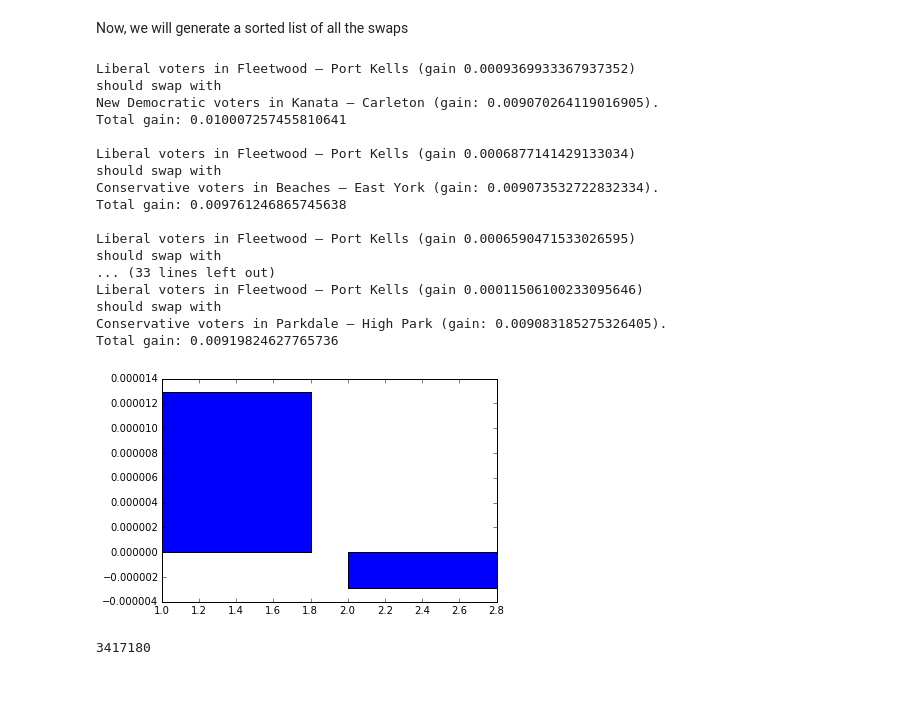
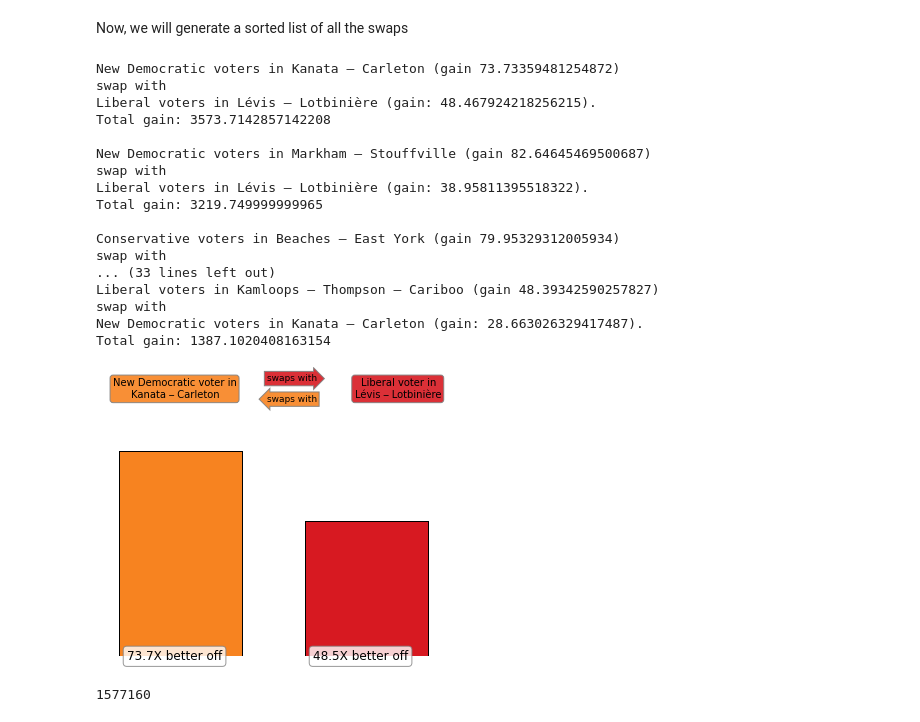
Before and after one commit to QEDan/CanadaElection2015, a Jupyter notebook: voter_inequality.ipynb, the cells around one changed output. Cells and saved outputs as stored; diff of their text form; code cells hidden in the pictures; blank space fills up the shorter version.

Commit message:
Added graphical vote recommender system

```diff
--- a/voter_inequality.ipynb
+++ b/voter_inequality.ipynb
@@ -250,17 +250,6 @@ class voteSwap():
         self.riding2 = riding2
         self.party1 = party1
         self.party2 = party2
-        benefit = self.value()
-        self.totalBenefit = benefit[0]
-        self.benefit1 =	benefit[1]
-        self.benefit2 =	benefit[2]
-
-    def __str__(self):
-            return "{} voters in {} (gain {}) \nshould swap with \n{} voters in {} (gain: {}). \nTotal gain: {}".format(
-        self.party1, self.riding1, self.benefit1,
-                self.party2, self.riding2, self.benefit2,
-                self.totalBenefit)
-    def value(self):
         #Compute the original values of the votes
         origVal1 = voteValue(self.party1, ridingDict[self.riding1])
         origVal2 = voteValue(self.party2, ridingDict[self.riding2])
@@ -273,9 +262,17 @@ class voteSwap():
         # 0 - The total increased value because of the swap
         # 1 - The value increase for the first voter
         # 2 - The value increase for the second voter
-        benefit1 = newVal1 - origVal1
-        benefit2 = newVal2 - origVal2
-        return(benefit1 + benefit2, benefit1, benefit2)
+        self.benefit1 = newVal1 / origVal1
+        self.benefit2 = newVal2 / origVal2
+        self.totalBenefit = self.benefit1*self.benefit2
+
+    def __str__(self):
+            return "{} voters in {} (gain {}) \nswap with \n{} voters in {} (gain: {}). \nTotal gain: {}".format(
+        self.party1, self.riding1, self.benefit1,
+                self.party2, self.riding2, self.benefit2,
+                self.totalBenefit)
+    def value(self):
+        return(self.benefit1*self.benefit2, self.benefit1, self.benefit2)
 # %% [markdown]
 A few examples:
 # %% [markdown]
@@ -307,33 +308,30 @@ import itertools as it
 swaps = list()
 for item in it.product(ridings, ridings, parties, parties):
     if item[0] != item[1] and item[2] != item[3]:
-        swaps.append(voteSwap(item[0], item[1], item[2], item[3]))
+        if any([party.partyName == item[2] and party.high > 0.0 for party in ridingDict[item[0]].partyList]) and any([party.partyName == item[3] and party.high > 0.0 for party in ridingDict[item[1]].partyList]):
+            swaps.append(voteSwap(item[0], item[1], item[2], item[3]))
 # %% [markdown]
 Now, we will generate a sorted list of all the swaps
 # %%
-sortedSwaps = sorted(swaps, key=lambda x: x.totalBenefit, reverse=True)
+sortedSwaps = sorted(swaps, key=lambda x: x.benefit1*x.benefit2, reverse=True)
 for swap in sortedSwaps[0:20:2]:
     print(swap)
     print("")
 # %% [output]
-Liberal voters in Fleetwood – Port Kells (gain 0.0009369933367937352)
-should swap with
-New Democratic voters in Kanata – Carleton (gain: 0.009070264119016905).
-Total gain: 0.010007257455810641
+New Democratic voters in Kanata – Carleton (gain 73.73359481254872)
+swap with
+Liberal voters in Lévis – Lotbinière (gain: 48.467924218256215).
+Total gain: 3573.7142857142208
 
-Liberal voters in Fleetwood – Port Kells (gain 0.0006877141429133034)
-should swap with
-Conservative voters in Beaches – East York (gain: 0.009073532722832334).
-Total gain: 0.009761246865745638
+New Democratic voters in Markham – Stouffville (gain 82.64645469500687)
+swap with
+Liberal voters in Lévis – Lotbinière (gain: 38.95811395518322).
+Total gain: 3219.749999999965
 
-Liberal voters in Fleetwood – Port Kells (gain 0.0006590471533026595)
-should swap with
+Conservative voters in Beaches – East York (gain 79.95329312005934)
+swap with
 ... (33 lines left out)
-Liberal voters in Fleetwood – Port Kells (gain 0.00011506100233095646)
-should swap with
-Conservative voters in Parkdale – High Park (gain: 0.009083185275326405).
-Total gain: 0.00919824627765736
+Liberal voters in Kamloops – Thompson – Cariboo (gain 48.39342590257827)
+swap with
+New Democratic voters in Kanata – Carleton (gain: 28.663026329417487).
+Total gain: 1387.1020408163154
-# %%
-def plotSwap(swap):
-    plt.bar([1,2], height=[swap.benefit1, swap.benefit2])
-    plt.show()
@@ -340,11 +416,11 @@ def plotSwap(swap):
 # %%
-plotSwap(sortedSwaps[1000000])
+plotSwap(sortedSwaps[0])
 # %% [output]
-[figure, old version]
+[figure, new version]
 # %%
 len(sortedSwaps)
 # %% [output]
-3417180
+1577160
 # %%
 def topSwaps(riding, party, n=10):
     validSwaps = list()
```
Also changed, not shown: parts of 11 cells of this notebook.
